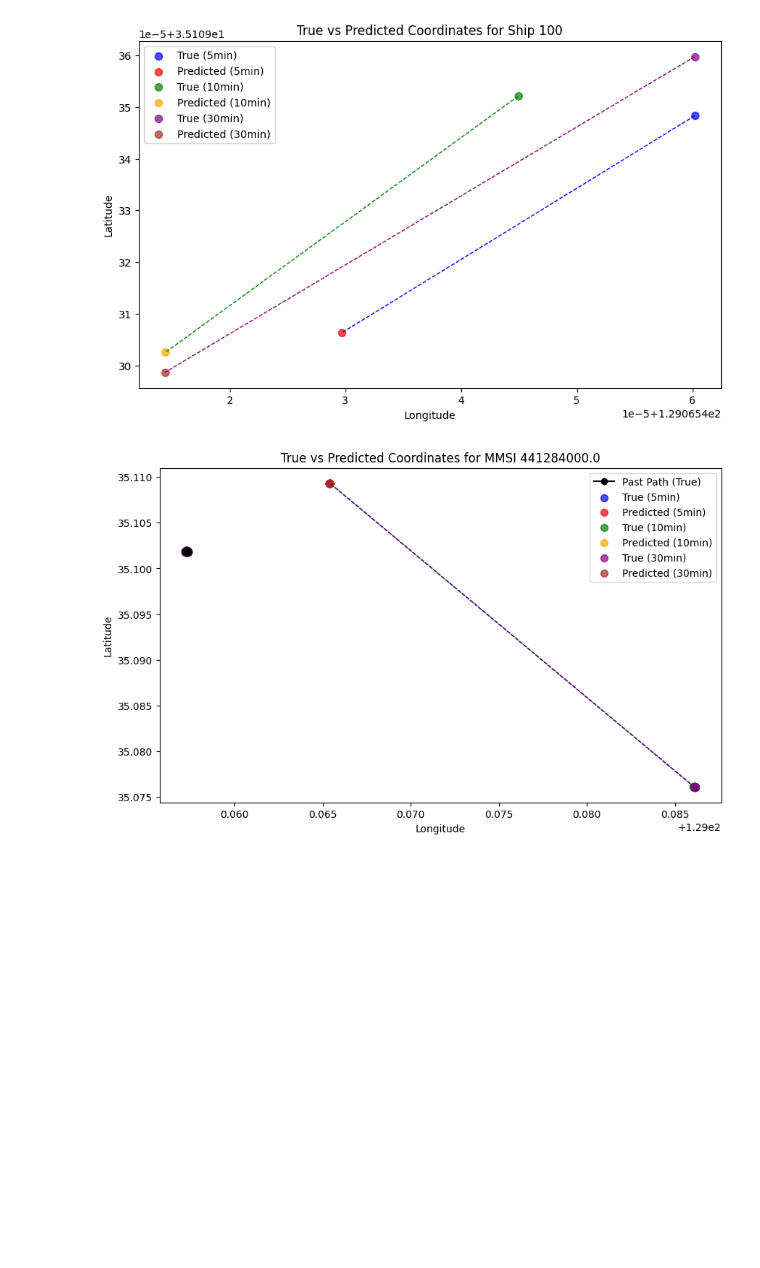
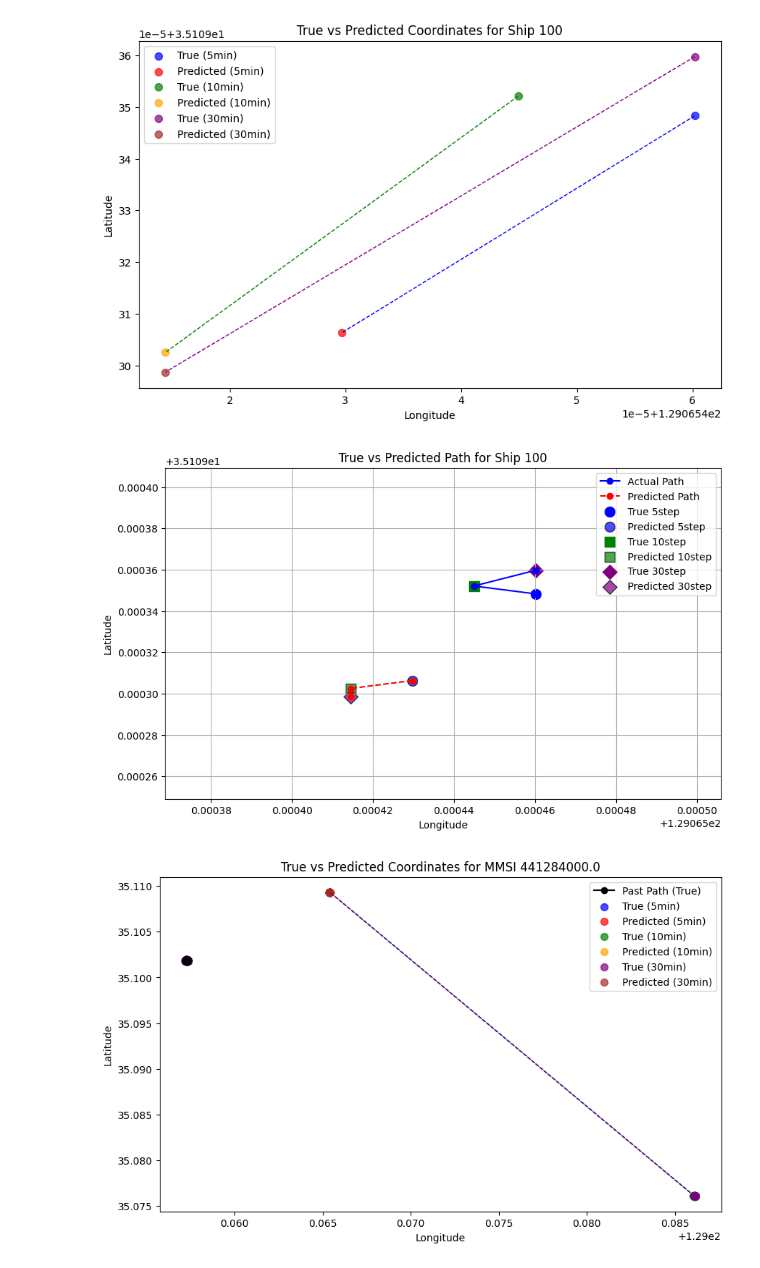
Before and after one commit to jinwook525/AIproject, a Jupyter notebook: model_engv1.ipynb, the cells around one changed output. Drawn from its saved outputs; the diff is of its cells as text; code cells hidden in the pictures; blank space fills up the shorter version.

```diff
--- a/model_engv1.ipynb
+++ b/model_engv1.ipynb
@@ -608,6 +608,71 @@ plt.legend()
 plt.show()
 # %% [output]
 [figure]
+# %%
+import matplotlib.pyplot as plt
+
+# 특정 선박의 인덱스를 선택 (예: 100번째 선박)
+ship_index = 100
+
+# 지도 크기 설정
+plt.figure(figsize=(10, 6))
+
+# ✅ 시간 간격 별 실제 좌표 리스트
+true_lons = [
+    comparison.loc[ship_index, 'True Lon (5min)'],
+    comparison.loc[ship_index, 'True Lon (10min)'],
+    comparison.loc[ship_index, 'True Lon (30min)']
+]
+true_lats = [
+    comparison.loc[ship_index, 'True Lat (5min)'],
+    comparison.loc[ship_index, 'True Lat (10min)'],
+    comparison.loc[ship_index, 'True Lat (30min)']
+]
+
+# ✅ 시간 간격 별 예측 좌표 리스트
+pred_lons = [
+    comparison.loc[ship_index, 'Predicted Lon (5min)'],
+    comparison.loc[ship_index, 'Predicted Lon (10min)'],
+    comparison.loc[ship_index, 'Predicted Lon (30min)']
+]
+pred_lats = [
+    comparison.loc[ship_index, 'Predicted Lat (5min)'],
+    comparison.loc[ship_index, 'Predicted Lat (10min)'],
+    comparison.loc[ship_index, 'Predicted Lat (30min)']
+]
+
+# 색상 및 마커 스타일 설정
+colors = ["blue", "green", "purple"]  # 5step, 10step, 30step
+markers = ["o", "s", "D"]  # 원(o), 사각형(s), 다이아몬드(D)
+steps = ["5step", "10step", "30step"]  # 기존 min을 step으로 변경
+
+# ✅ 실제 항로 (실선 연결)
+plt.plot(true_lons, true_lats, marker='o', linestyle='-', color='blue', label='Actual Path')
+
+# ✅ 예측 항로 (점선 연결)
+plt.plot(pred_lons, pred_lats, marker='o', linestyle='--', color='red', label='Predicted Path')
+
+# ✅ 개별 점 찍기 (각 step별)
+for i, (lon, lat, pred_lon, pred_lat) in enumerate(zip(true_lons, true_lats, pred_lons, pred_lats)):
+    plt.scatter(lon, lat, marker=markers[i], color=colors[i], s=100, label=f'True {steps[i]}')
+    plt.scatter(pred_lon, pred_lat, marker=markers[i], color=colors[i], s=100, edgecolors='black', alpha=0.7, label=f'Predicted {steps[i]}')
+
+# ✅ 지도 확대 문제 해결: 자동으로 범위 설정
+padding = 0.00005
+plt.xlim(min(true_lons + pred_lons) - padding, max(true_lons + pred_lons) + padding)
+plt.ylim(min(true_lats + pred_lats) - padding, max(true_lats + pred_lats) + padding)
+
+# ✅ 라벨 및 제목 설정
+plt.xlabel('Longitude')
+plt.ylabel('Latitude')
+plt.title(f'True vs Predicted Path for Ship {ship_index}')
+plt.legend()
+plt.grid(True)
+
+# ✅ 시각화 출력
+plt.show()
+# %% [output]
+[figure, added]
 # %%
 import matplotlib.pyplot as plt
 import pandas as pd
```
Also changed, not shown: 2 other files.
